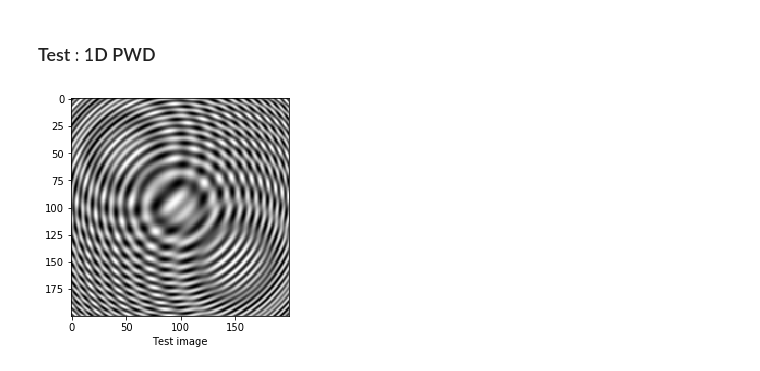
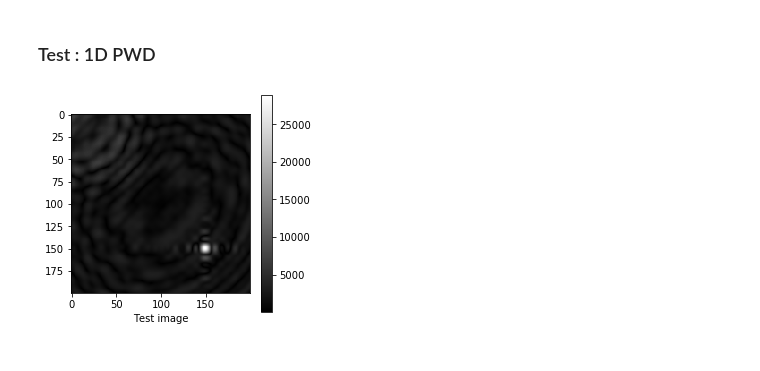
Before and after one commit to fernandolucasaa/computerGeneratedHolography, a Jupyter notebook: implementations_codes/SF-analysis/distributionWigner.ipynb, the cells around one changed output. Cells and saved outputs as stored; diff of their text form; code cells hidden in the pictures.

```diff
--- a/implementations_codes/SF-analysis/distributionWigner.ipynb
+++ b/implementations_codes/SF-analysis/distributionWigner.ipynb
@@ -191,28 +191,37 @@ def show_wigner_frequencies(distribution):
 # %%
 # Folder's path
 path = 'C:\\Users\\ferna\\Desktop\\computerGeneratedHolography'
 '''
 file_name = 'lena_gray.png'
 file_path = path + '\\' + file_name
 test_image = plt.imread(file_path)
 '''
-#'''
+'''
 file_name = 'hologram_image.mat'
 file_path = path + '\\output\\' + file_name
-test_image = np.loadtxt(file_path)
+d = scipy.io.loadmat(file_path)
+#print(d.keys())
+#test_image = np.loadtxt(file_path)
+test_image = d['hologram_out']
+'''
 #'''
-'''
-file_name = 'reconstructed_image.jpg'
+file_name = 'reconstruction_image.mat'
 file_path = path + '\\output\\' + file_name
-test_image = plt.imread(file_path)
-'''
+d = scipy.io.loadmat(file_path)
+#print(d.keys())
+test_image = d['reconstruction_out']
+#test_image = np.loadtxt(file_path)
+#'''
+#'''
 # show image version to be processed
 plt.figure(figsize =(4,4))
-plt.imshow(test_image, cmap='gray')
+plt.imshow(np.abs(test_image), cmap='gray')
 plt.xlabel("Test image")
+plt.colorbar()
 plt.show()
+#'''
 # %% [output]
-[figure, old version]
+[figure, new version]
 # %%
 %%time
 %matplotlib inline
```
Also changed, not shown: parts of 1 cell of this notebook, 29 other files.
